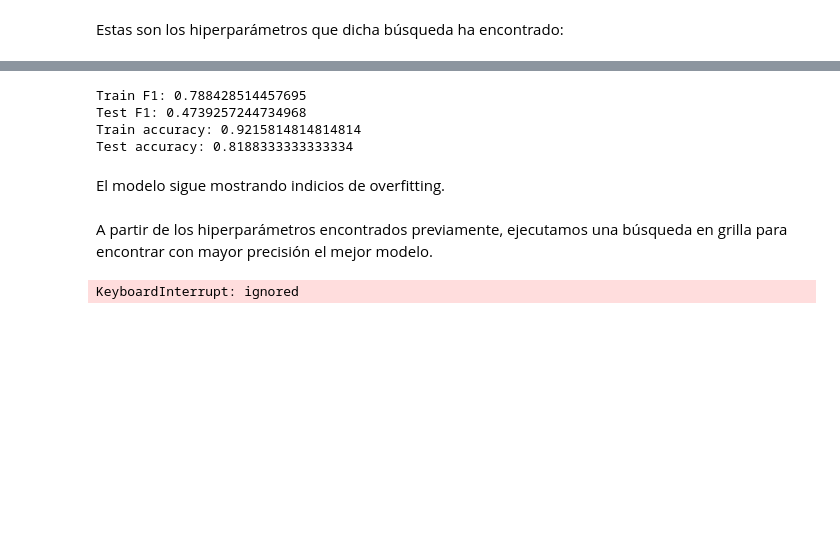
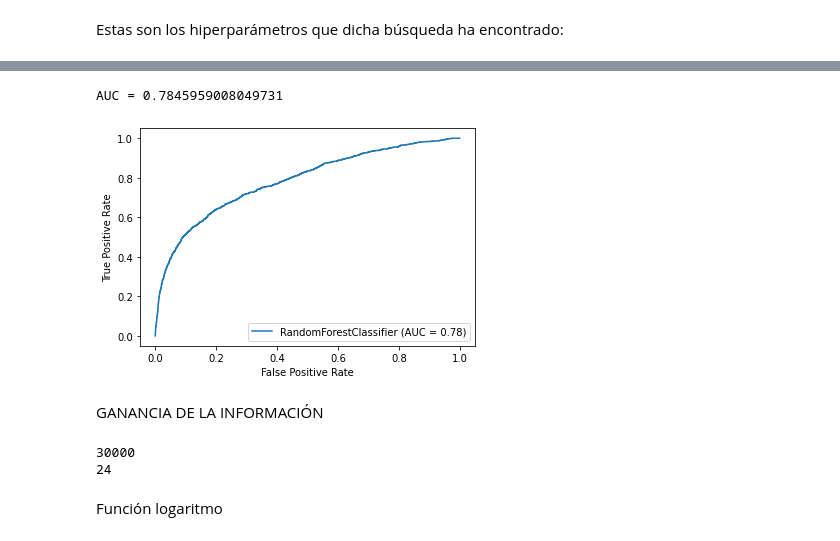
Before and after one commit to christopherfr/trabajofinalml, a Jupyter notebook: Trabajo_final_ML.ipynb, the cells around one changed output, grey strips where cells are left out. Saved outputs shown, nothing was run; the diff lists cells and outputs as text; code cells hidden in the pictures; blank space fills up the shorter version.

```diff
--- a/Trabajo_final_ML.ipynb
+++ b/Trabajo_final_ML.ipynb
@@ -198,4 +286,4 @@ from sklearn.model_selection import train_test_split
 X = data.drop('DEFAULT', axis = 1)
 y = data['DEFAULT']
 
-X_train, X_test, y_train, y_test = train_test_split(X, y, test_size = 0.1)
+X_train, X_test, y_train, y_test = train_test_split(X, y, test_size = 0.2)
@@ -313,0 +485,13 @@ rfc_rscv.fit(X, y)
+# %%
+max_features = [11,12,13]
+max_depth = [5, 10, 15]
+min_samples_leaf = [3,4,5]
+n_estimators = [500]
+
+segundo_grid = {'n_estimators': n_estimators,
+               'max_features': max_features,
+               'max_depth': max_depth,
+               'min_samples_leaf': min_samples_leaf}
+
+print('Los valores a probar en la búsqueda por grilla son:')
+pprint(segundo_grid)
@@ -313,0 +504,12 @@ rfc_rscv.fit(X, y)
+# %%
+from sklearn.model_selection import GridSearchCV
+
+rf = RandomForestClassifier()
+rf_grid = GridSearchCV(estimator = rf,
+                      param_grid = segundo_grid,
+                      cv = skf,          # Validación cruzada 3-fold
+                      scoring = ['accuracy','f1'],
+                      refit = 'f1',
+                      verbose=2,
+                      n_jobs = -1)      # Paralelizar en todos los cores disponibles
+rf_grid.fit(X_train, y_train)
@@ -313,0 +539,9 @@ rfc_rscv.fit(X, y)
+# %%
+rf_grid_best = rf_grid.best_estimator_
+
+print('Los hiperparámetros del mejor modelo son:')
+pprint(rf_grid.best_params_)
+print()
+
+print('Exactitud luego de búsqueda en grilla en entrenamiento:', rf_grid_best.score(X_train, y_train))
+print('Exactitud luego de búsqueda en grilla en validación:', rf_grid_best.score(X_test, y_test))
@@ -322,13 +558,0 @@ Que generan el modelo con el mejor puntaje:
-# %%
-rfc_rscv_res = rfc_rscv.cv_results_
-print('Train F1: {}'.format(rfc_rscv_res['mean_train_f1'][rfc_rscv.best_index_]))
-print('Test F1: {}'.format(rfc_rscv_res['mean_test_f1'][rfc_rscv.best_index_]))
-print('Train accuracy: {}'.format(rfc_rscv_res['mean_train_accuracy'][rfc_rscv.best_index_]))
-print('Test accuracy: {}'.format(rfc_rscv_res['mean_test_accuracy'][rfc_rscv.best_index_]))
-# %% [output]
-Train F1: 0.788428514457695
-Test F1: 0.4739257244734968
-Train accuracy: 0.9215814814814814
-Test accuracy: 0.8188333333333334
-# %% [markdown]
-El modelo sigue mostrando indicios de overfitting.
@@ -337,6 +559,24 @@ El modelo sigue mostrando indicios de overfitting.
-# %% [markdown]
-A partir de los hiperparámetros encontrados previamente, ejecutamos una búsqueda en grilla para encontrar con mayor precisión el mejor modelo.
-# %%
-while True:pass
-# %% [output]
-KeyboardInterrupt: ignored
+# %%
+from sklearn import metrics
+
+y_pred_val = rf_grid_best.predict_proba(X_test)[:,1]
+auc_roc = metrics.roc_auc_score(y_test, y_pred_val)
+print('AUC =', auc_roc)
+
+metrics.plot_roc_curve(rf_grid_best, X_test, y_test)
+plt.show()
+# %% [output]
+AUC = 0.7845959008049731
+[figure, added]
+# %% [markdown]
+GANANCIA DE LA INFORMACIÓN
+# %%
+instancias= data.shape[0]
+columnas= data.shape[1]
+print(instancias)
+print(columnas)
+# %% [output]
+30000
+24
+# %% [markdown]
+Función logaritmo
```
Also changed, not shown: parts of 41 cells of this notebook.
